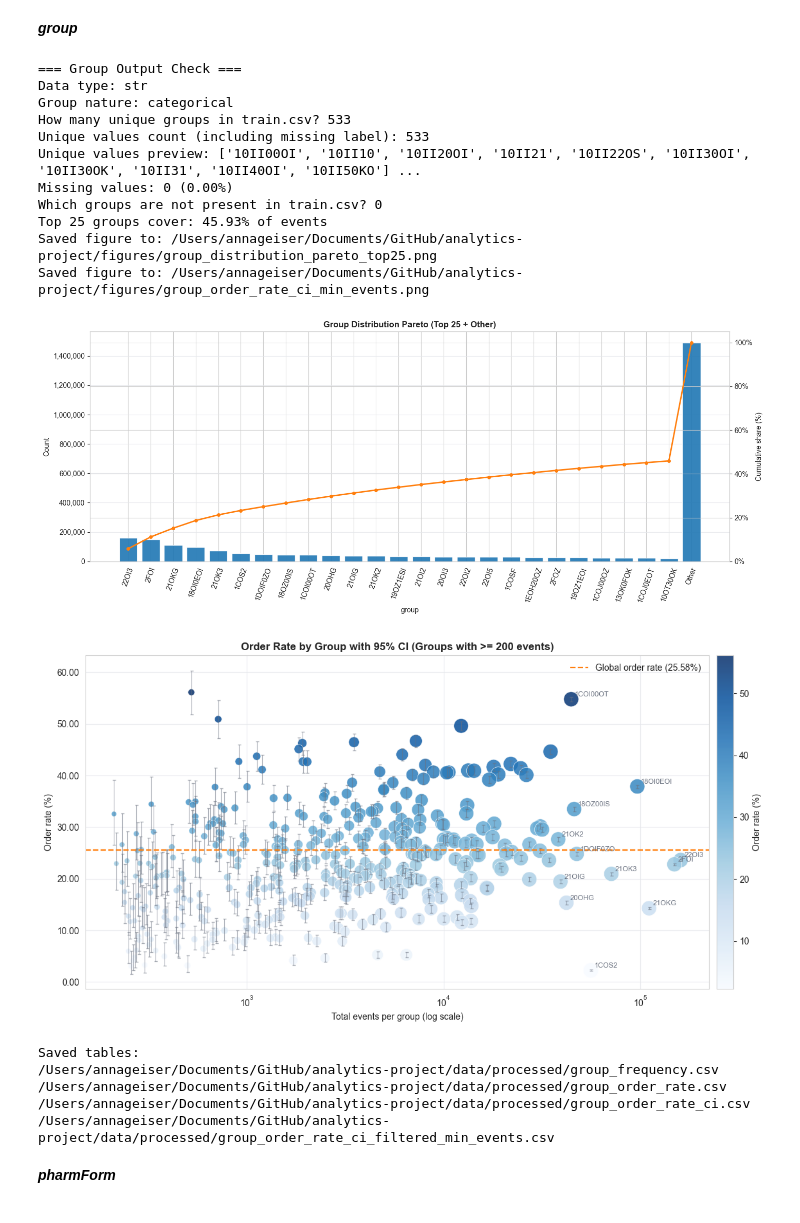
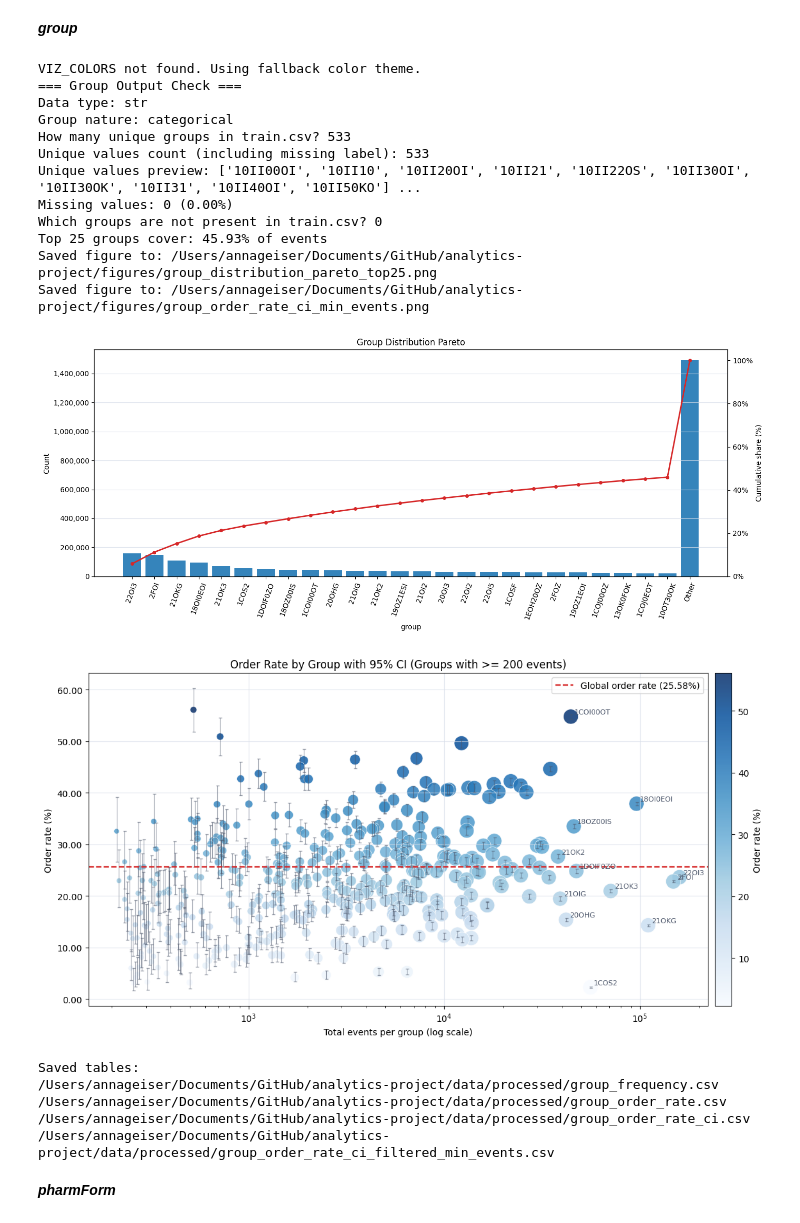
Before and after one commit to annageiser/analytics-project, a Jupyter notebook: main.ipynb, the cells around one changed output. Saved outputs shown, nothing was run; the diff lists cells and outputs as text; code cells hidden in the pictures.

```diff
--- a/main.ipynb
+++ b/main.ipynb
@@ -2186,22 +2186,32 @@ import matplotlib.pyplot as plt
 # - Pareto distribution plot (top groups + cumulative share)
 # - Volume-aware order-rate plot with 95% CI
 
-if "VIZ_COLORS" not in globals():
-    raise ValueError("Global color theme VIZ_COLORS is not available. Run the setup cells first.")
-viz = VIZ_COLORS
+if "VIZ_COLORS" in globals():
+    viz = VIZ_COLORS
+else:
+    viz = {
+        "primary": "#1f77b4",
+        "highlight": "#d62728",
+        "neutral": "#4c566a",
+        "grid": "#d8dee9",
+    }
+    print("VIZ_COLORS not found. Using fallback color theme.")
+
+# Load items data once so this cell can run standalone.
+if "items_raw_df" in globals():
+    items_df = items_raw_df.copy()
+else:
+    items_df = pd.read_csv(Path("data/items.csv"), sep="|")
 
 # Build source dataframe
 if "train_item_set" in globals():
     group_df = train_item_set.copy()
 else:
-    if "train_raw_df" not in globals() or "items_raw_df" not in globals():
-        raise ValueError("Need train_item_set or both train_raw_df and items_raw_df.")
-    group_df = train_raw_df.merge(items_raw_df[["pid", "group"]], on="pid", how="left", validate="m:1")
-
-if "items_raw_df" in globals():
-    items_df = items_raw_df.copy()
-else:
-    items_df = pd.read_csv(Path("data/items.csv"), sep="|")
+    if "train_raw_df" in globals():
+        train_df_local = train_raw_df.copy()
+    else:
+        train_df_local = pd.read_csv(Path("data/train.csv"), sep="|")
+    group_df = train_df_local.merge(items_df[["pid", "group"]], on="pid", how="left", validate="m:1")
 
 required_cols = {"group", "order", "price"}
 missing_cols = required_cols - set(group_df.columns)
@@ -2317,7 +2327,7 @@ ax1.bar(
     color=viz["primary"],
     alpha=0.9,
 )
-ax1.set_title(f"Group Distribution Pareto (Top {top_n_pareto} + Other)")
+ax1.set_title(f"Group Distribution Pareto")
 ax1.set_xlabel("group")
 ax1.set_ylabel("Count")
 ax1.tick_params(axis="x", rotation=70)
@@ -2402,35 +2412,36 @@ cbar.set_label("Order rate (%)")
 
 rate_ci_filtered_out = processed_dir / "group_order_rate_ci_filtered_min_events.csv"
 rate_ci_plot.to_csv(rate_ci_filtered_out, index=False)
 
 fig2.tight_layout()
 fig2_path = figures_dir / "group_order_rate_ci_min_events.png"
 fig2.savefig(fig2_path, dpi=300, bbox_inches="tight")
 print(f"Saved figure to: {fig2_path.resolve()}")
 
 plt.show()
 plt.close(fig1)
 plt.close(fig2)
 
 print("\nSaved tables:")
 print(freq_out.resolve())
 print(rate_out.resolve())
 print(rate_ci_out.resolve())
 print(rate_ci_filtered_out.resolve())
 # %% [output]
+VIZ_COLORS not found. Using fallback color theme.
 === Group Output Check ===
 Data type: str
 Group nature: categorical
 How many unique groups in train.csv? 533
 Unique values count (including missing label): 533
 Unique values preview: ['10II00OI', '10II10', '10II20OI', '10II21', '10II22OS', '10II30OI', '10II30OK', '10II31', '10II40OI', '10II50KO'] ...
 Missing values: 0 (0.00%)
 Which groups are not present in train.csv? 0
 Top 25 groups cover: 45.93% of events
 Saved figure to: /Users/annageiser/Documents/GitHub/analytics-project/figures/group_distribution_pareto_top25.png
 Saved figure to: /Users/annageiser/Documents/GitHub/analytics-project/figures/group_order_rate_ci_min_events.png
-[figure, old version]
+[figure, new version]
-[figure, old version]
+[figure, new version]
 Saved tables:
 /Users/annageiser/Documents/GitHub/analytics-project/data/processed/group_frequency.csv
 /Users/annageiser/Documents/GitHub/analytics-project/data/processed/group_order_rate.csv
```
Also changed, not shown: 1 other file.
